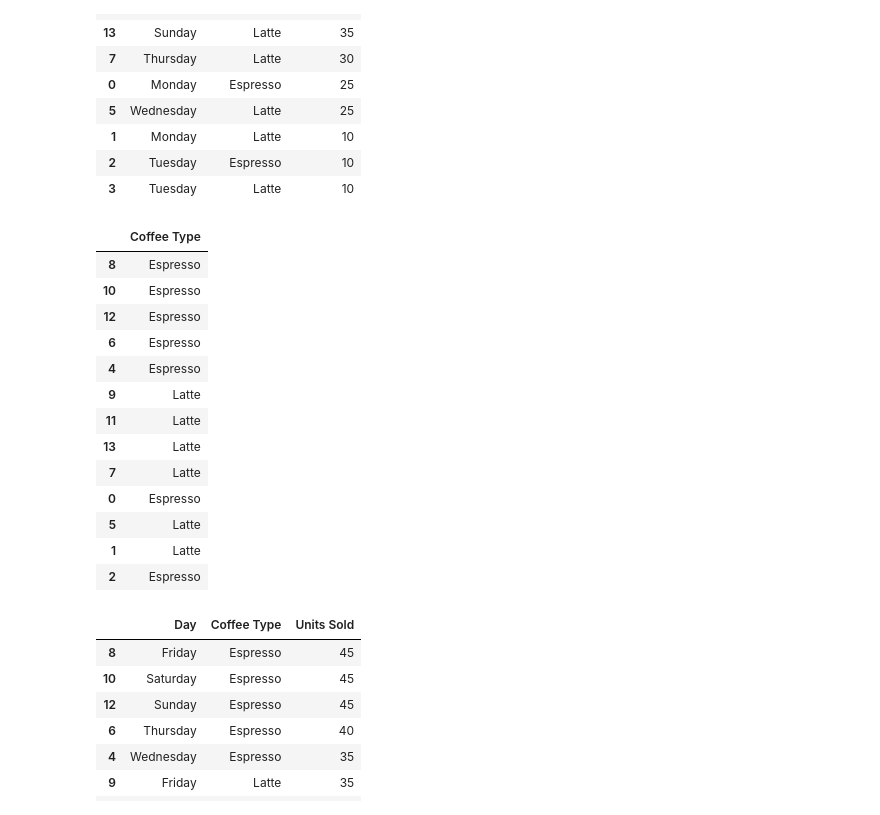
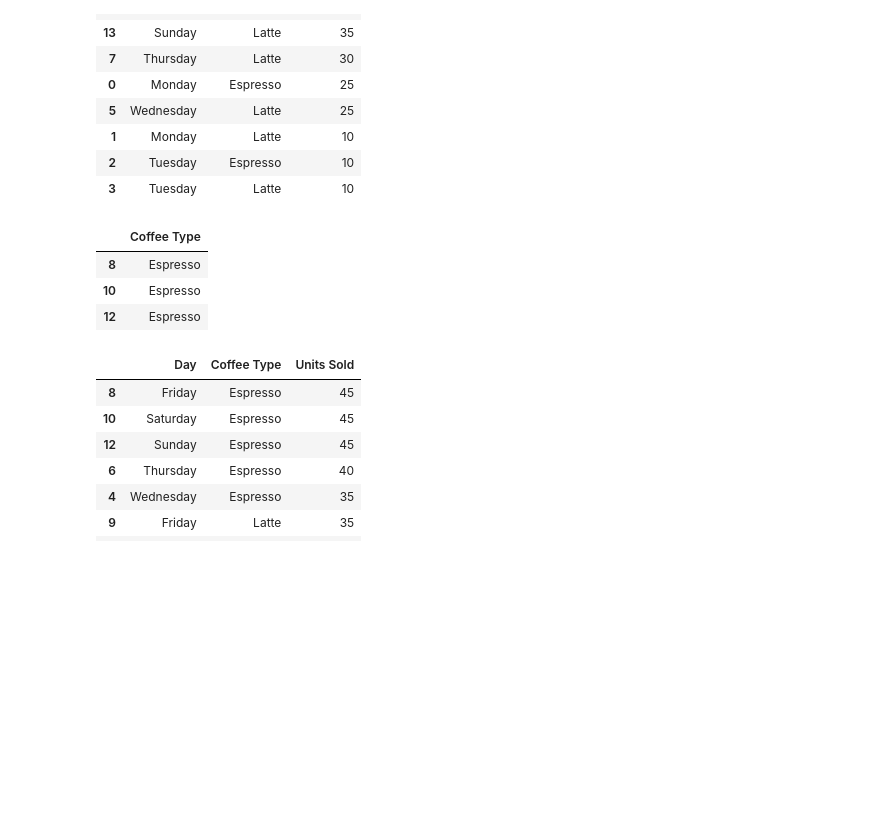
Before and after one commit to qslia/pandasNotes, a Jupyter notebook: practice/Lab 7 Tutorial.ipynb, the cells around one changed output. Drawn from its saved outputs; the diff is of its cells as text; code cells hidden in the pictures; blank space fills up the shorter version.

```diff
--- a/practice/Lab 7 Tutorial.ipynb
+++ b/practice/Lab 7 Tutorial.ipynb
@@ -469,22 +451,12 @@ coffee_sorted
 | 2 | Tuesday | Espresso | 10 |
 | 3 | Tuesday | Latte | 10 |
 # %%
-coffee_sorted.loc[:2, ['Coffee Type']]  # :2 means "from start through label 2"
+coffee_sorted.loc[:12, ['Coffee Type']]  # :12 means "from start through label 12"
 # %% [output]
 |  | Coffee Type |
 | 8 | Espresso |
 | 10 | Espresso |
 | 12 | Espresso |
-| 6 | Espresso |
-| 4 | Espresso |
-| 9 | Latte |
-| 11 | Latte |
-| 13 | Latte |
-| 7 | Latte |
-| 0 | Espresso |
-| 5 | Latte |
-| 1 | Latte |
-| 2 | Espresso |
 # %%
 coffee.sort_values(["Units Sold", "Coffee Type"], ascending=[False, True])
 # %% [output]
```
Also changed, not shown: parts of 72 cells of this notebook.
